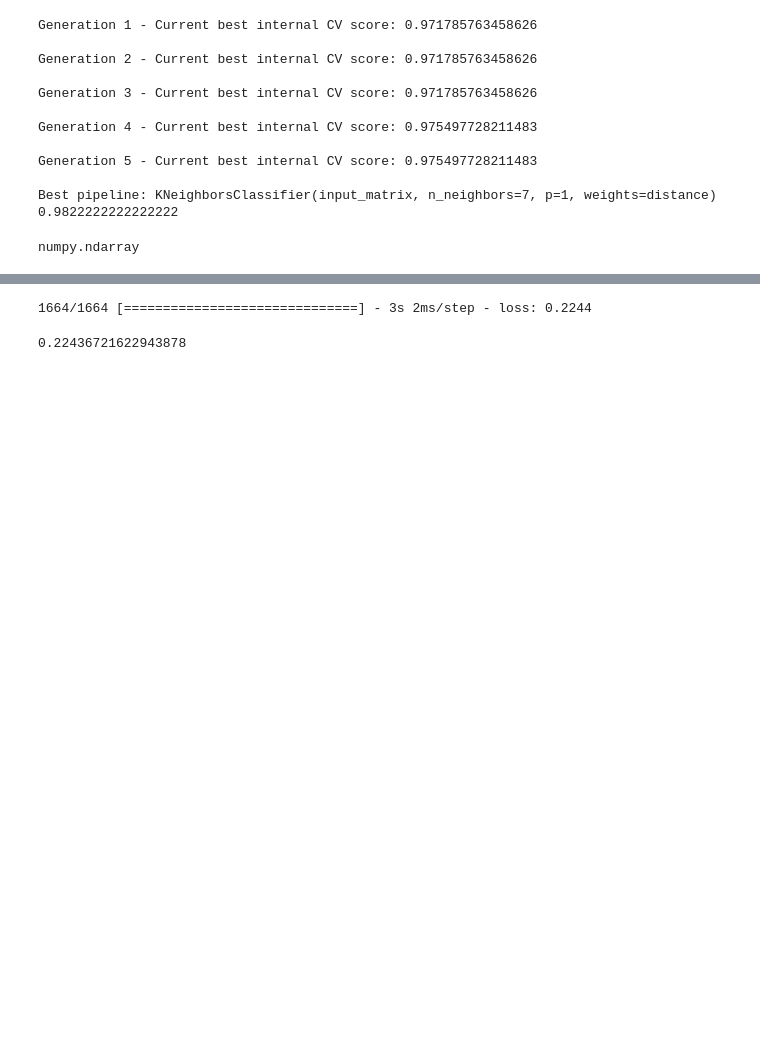
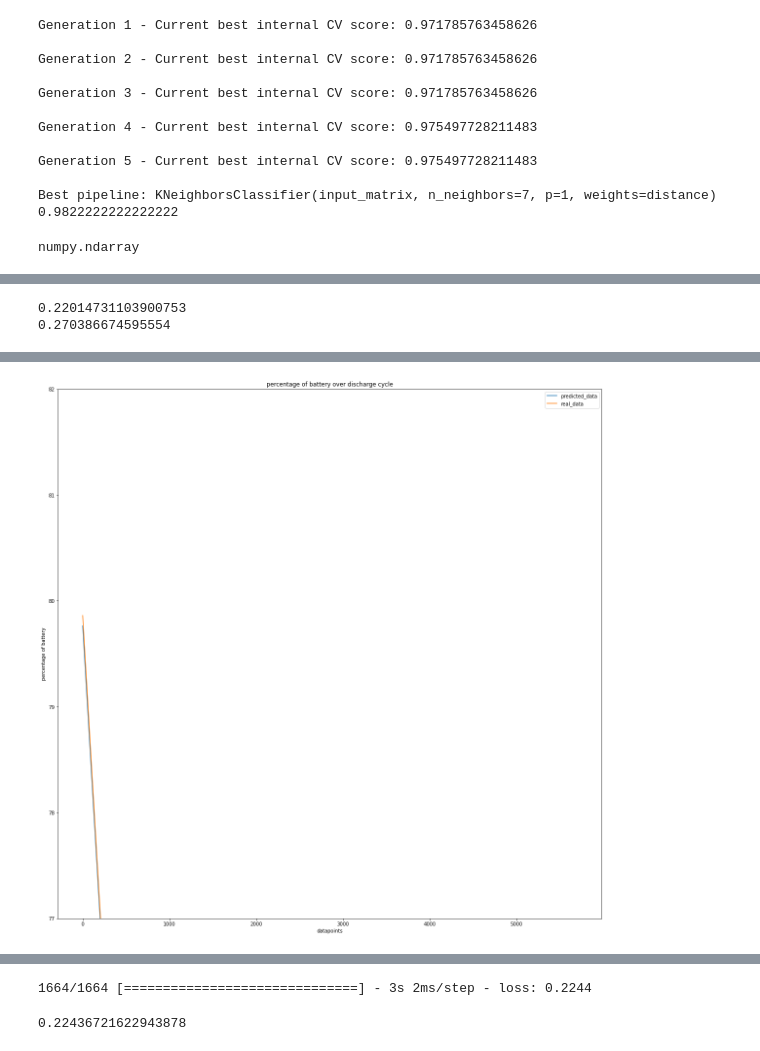
Before and after one commit to pierredm1/4th-Year-Imperial-Thesis, a Jupyter notebook: notebooks/NARX Test.ipynb, the cells around one changed output, grey strips where cells are left out. Drawn from its saved outputs; the diff is of its cells as text; code cells hidden in the pictures; blank space fills up the shorter version.

```diff
--- a/notebooks/NARX Test.ipynb
+++ b/notebooks/NARX Test.ipynb
@@ -124,0 +109,9 @@ RuntimeError: A pipeline has not yet been optimized. Please call fit() first.
+# %%
+mdl2 = DirectAutoRegressor(
+    LinearRegression(),
+    auto_order=6,
+    exog_order=[1, 1,1,1],
+    pred_step=3)
+
+mdl2.fit(X_train, y_train)
+ypred2 = mdl2.predict(X_test, y_test)
@@ -124,0 +156,20 @@ RuntimeError: A pipeline has not yet been optimized. Please call fit() first.
+# %%
+len1 = len(ypred2[10:])
+
+
+X_len1 = np.linspace(0,len1,len1)
+print(mean_absolute_error(ypred2[10:],y_test[10:]))
+print(mean_squared_error(ypred2[10:],y_test[10:], squared=False))
+
+plt.figure(figsize=(20,20))
+plt.plot(X_len1,ypred2[10:], label='predicted_data')
+plt.plot(X_len1,y_test[10:], label='real_data')
+plt.title('percentage of battery over discharge cycle')
+plt.xlabel('datapoints')
+plt.ylabel('percentage of battery')
+plt.legend()
+plt.ylim(77,82)
+plt.show()
+# %% [output]
+0.22014731103900753
+0.270386674595554
@@ -125,3 +185,4 @@ RuntimeError: A pipeline has not yet been optimized. Please call fit() first.
+[figure, added]
 # %%
 import pandas as pd
 import numpy as np
```
Also changed, not shown: parts of 10 cells of this notebook.
